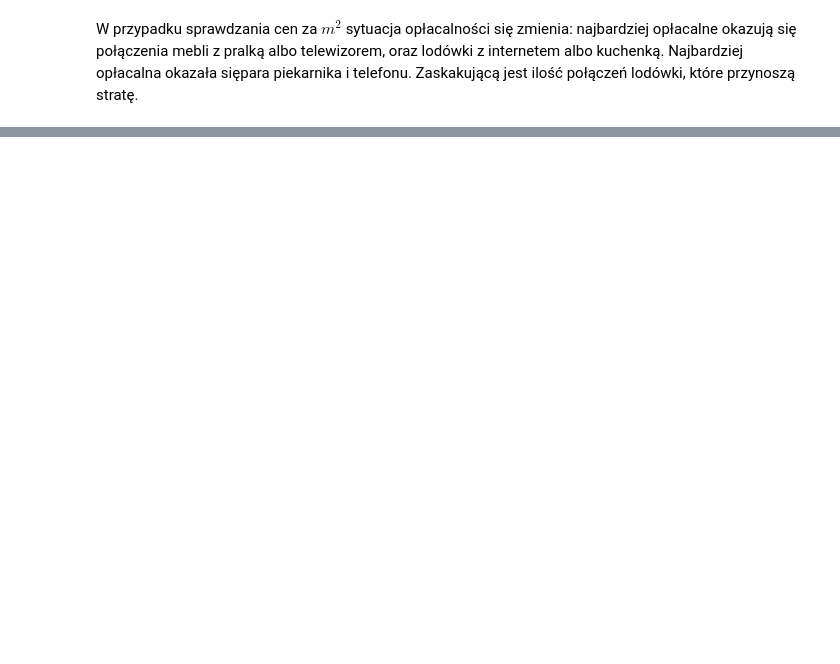
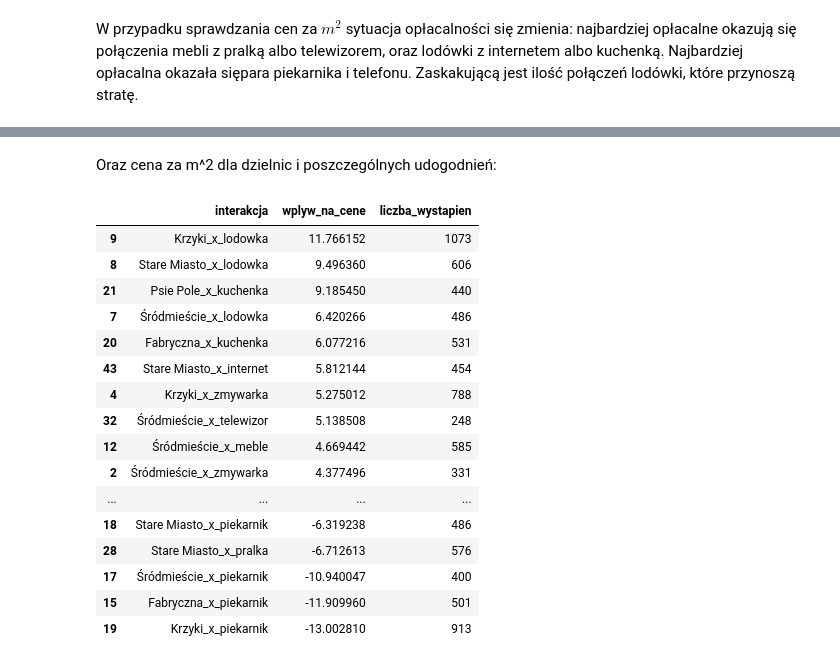
Before and after one commit to Huntarman/otodom-data-analysis, a Jupyter notebook: project.ipynb, the cells around one changed output, grey strips where cells are left out. Saved outputs shown, nothing was run; the diff lists cells and outputs as text; code cells hidden in the pictures; blank space fills up the shorter version.

```diff
--- a/project.ipynb
+++ b/project.ipynb
@@ -227,0 +247,34 @@ W przypadku sprawdzania cen za $m^2$ sytuacja opłacalności się zmienia: najba
+# %% [markdown]
+Oraz cena za m^2 dla dzielnic i poszczególnych udogodnień:
+# %%
+X = df[interaction_cols]
+y = df['cena_za_m2']
+
+model = LinearRegression()
+model.fit(X, y)
+
+results = pd.DataFrame({
+    'interakcja': X.columns,
+    'wplyw_na_cene': model.coef_,
+    'liczba_wystapien': [df[col].sum() for col in X.columns]
+}).sort_values(by='wplyw_na_cene', ascending=False)
+
+results
+# %% [output]
+|  | interakcja | wplyw_na_cene | liczba_wystapien |
+| 9 | Krzyki_x_lodowka | 11.766152 | 1073 |
+| 8 | Stare Miasto_x_lodowka | 9.496360 | 606 |
+| 21 | Psie Pole_x_kuchenka | 9.185450 | 440 |
+| 7 | Śródmieście_x_lodowka | 6.420266 | 486 |
+| 20 | Fabryczna_x_kuchenka | 6.077216 | 531 |
+| 43 | Stare Miasto_x_internet | 5.812144 | 454 |
+| 4 | Krzyki_x_zmywarka | 5.275012 | 788 |
+| 32 | Śródmieście_x_telewizor | 5.138508 | 248 |
+| 12 | Śródmieście_x_meble | 4.669442 | 585 |
+| 2 | Śródmieście_x_zmywarka | 4.377496 | 331 |
+| ... | ... | ... | ... |
+| 18 | Stare Miasto_x_piekarnik | -6.319238 | 486 |
+| 28 | Stare Miasto_x_pralka | -6.712613 | 576 |
+| 17 | Śródmieście_x_piekarnik | -10.940047 | 400 |
+| 15 | Fabryczna_x_piekarnik | -11.909960 | 501 |
+| 19 | Krzyki_x_piekarnik | -13.002810 | 913 |
```
Also changed, not shown: parts of 8 cells of this notebook, 1 other file.
